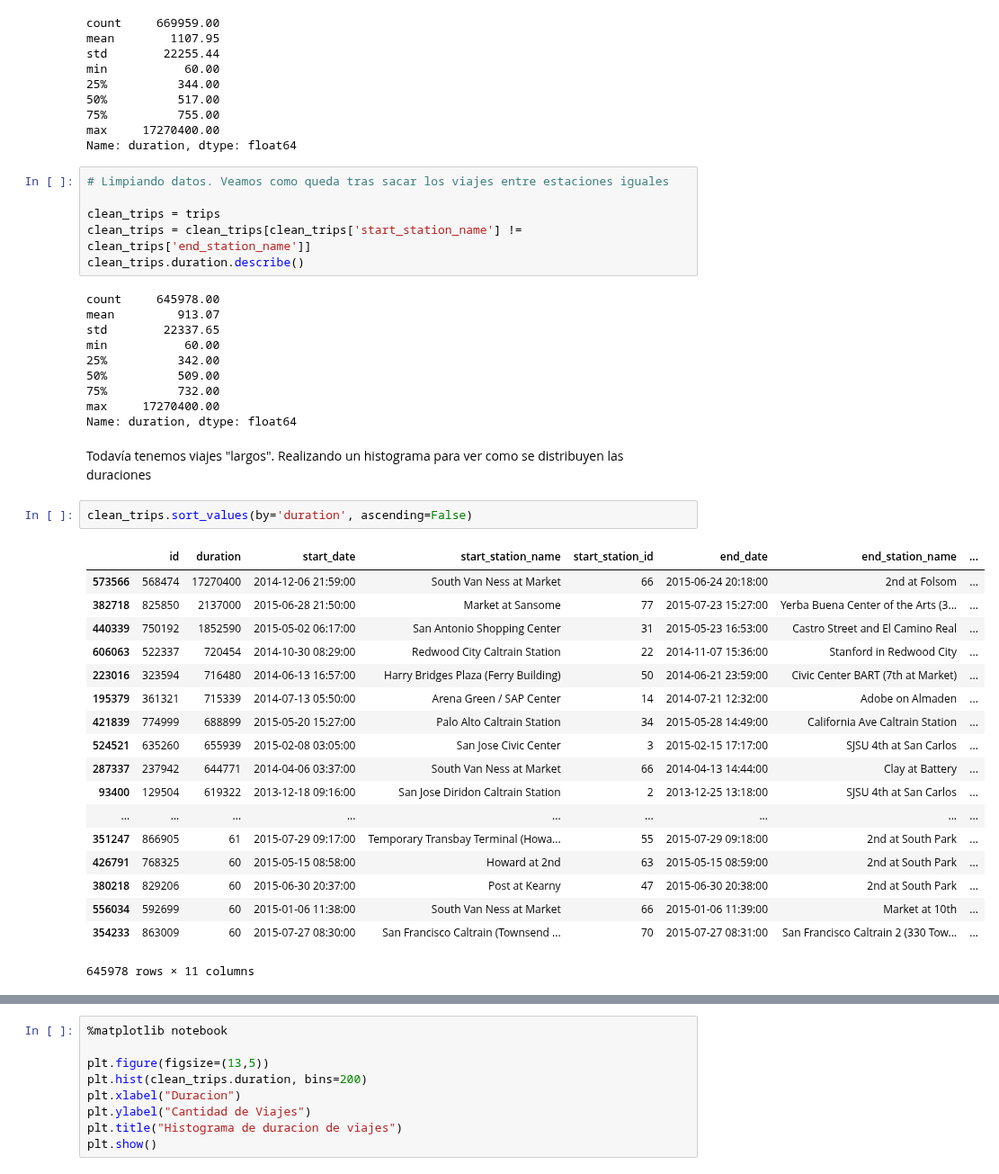
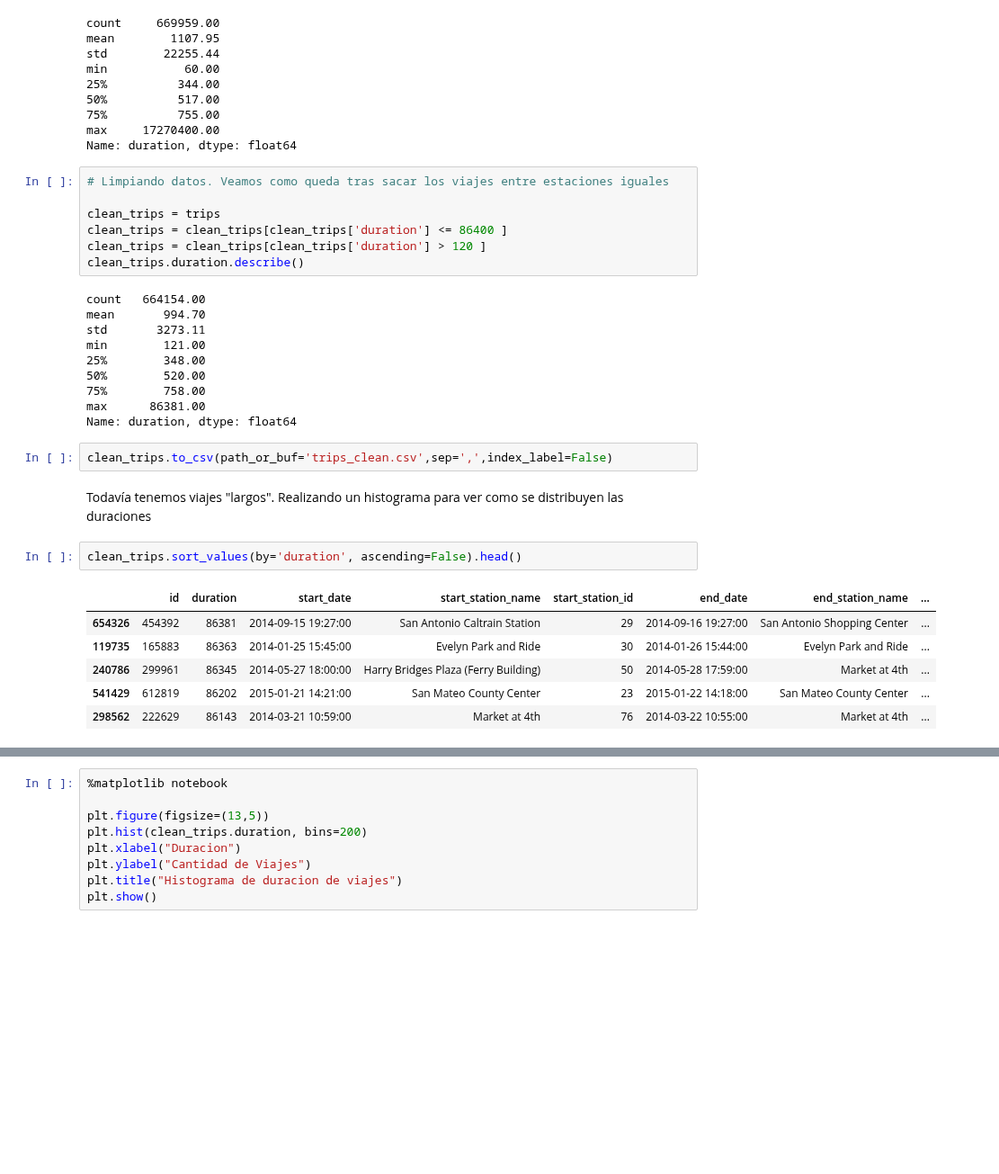
Before and after one commit to Azowyl/TP-Datos, a Jupyter notebook: Clean up data.ipynb, the cells around one changed output, grey strips where cells are left out. Shown at 90% size. Saved outputs shown, nothing was run; the diff lists cells and outputs as text; blank space fills up the shorter version.

```diff
--- a/Clean up data.ipynb
+++ b/Clean up data.ipynb
@@ -269,38 +310,29 @@ Name: duration, dtype: float64
 # Limpiando datos. Veamos como queda tras sacar los viajes entre estaciones iguales
 
 clean_trips = trips
-clean_trips = clean_trips[clean_trips['start_station_name'] != clean_trips['end_station_name']]
+clean_trips = clean_trips[clean_trips['duration'] <= 86400 ]
+clean_trips = clean_trips[clean_trips['duration'] > 120 ]
 clean_trips.duration.describe()
 # %% [output]
-count     645978.00
-mean         913.07
-std        22337.65
-min           60.00
-25%          342.00
-50%          509.00
-75%          732.00
-max     17270400.00
+count   664154.00
+mean       994.70
+std       3273.11
+min        121.00
+25%        348.00
+50%        520.00
+75%        758.00
+max      86381.00
 Name: duration, dtype: float64
+# %%
+clean_trips.to_csv(path_or_buf='trips_clean.csv',sep=',',index_label=False)
 # %% [markdown]
 Todavía tenemos viajes "largos". Realizando un histograma para ver como se distribuyen las duraciones
 # %%
-clean_trips.sort_values(by='duration', ascending=False)
+clean_trips.sort_values(by='duration', ascending=False).head()
 # %% [output]
 |  | id | duration | start_date | start_station_name | start_station_id | end_date | end_station_name | ... |
-| 573566 | 568474 | 17270400 | 2014-12-06 21:59:00 | South Van Ness at Market | 66 | 2015-06-24 20:18:00 | 2nd at Folsom | ... |
-| 382718 | 825850 | 2137000 | 2015-06-28 21:50:00 | Market at Sansome | 77 | 2015-07-23 15:27:00 | Yerba Buena Center of the Arts (3... | ... |
-| 440339 | 750192 | 1852590 | 2015-05-02 06:17:00 | San Antonio Shopping Center | 31 | 2015-05-23 16:53:00 | Castro Street and El Camino Real | ... |
-| 606063 | 522337 | 720454 | 2014-10-30 08:29:00 | Redwood City Caltrain Station | 22 | 2014-11-07 15:36:00 | Stanford in Redwood City | ... |
-| 223016 | 323594 | 716480 | 2014-06-13 16:57:00 | Harry Bridges Plaza (Ferry Building) | 50 | 2014-06-21 23:59:00 | Civic Center BART (7th at Market) | ... |
-| 195379 | 361321 | 715339 | 2014-07-13 05:50:00 | Arena Green / SAP Center | 14 | 2014-07-21 12:32:00 | Adobe on Almaden | ... |
-| 421839 | 774999 | 688899 | 2015-05-20 15:27:00 | Palo Alto Caltrain Station | 34 | 2015-05-28 14:49:00 | California Ave Caltrain Station | ... |
-| 524521 | 635260 | 655939 | 2015-02-08 03:05:00 | San Jose Civic Center | 3 | 2015-02-15 17:17:00 | SJSU 4th at San Carlos | ... |
-| 287337 | 237942 | 644771 | 2014-04-06 03:37:00 | South Van Ness at Market | 66 | 2014-04-13 14:44:00 | Clay at Battery | ... |
-| 93400 | 129504 | 619322 | 2013-12-18 09:16:00 | San Jose Diridon Caltrain Station | 2 | 2013-12-25 13:18:00 | SJSU 4th at San Carlos | ... |
-| ... | ... | ... | ... | ... | ... | ... | ... | ... |
-| 351247 | 866905 | 61 | 2015-07-29 09:17:00 | Temporary Transbay Terminal (Howa... | 55 | 2015-07-29 09:18:00 | 2nd at South Park | ... |
-| 426791 | 768325 | 60 | 2015-05-15 08:58:00 | Howard at 2nd | 63 | 2015-05-15 08:59:00 | 2nd at South Park | ... |
-| 380218 | 829206 | 60 | 2015-06-30 20:37:00 | Post at Kearny | 47 | 2015-06-30 20:38:00 | 2nd at South Park | ... |
-| 556034 | 592699 | 60 | 2015-01-06 11:38:00 | South Van Ness at Market | 66 | 2015-01-06 11:39:00 | Market at 10th | ... |
-| 354233 | 863009 | 60 | 2015-07-27 08:30:00 | San Francisco Caltrain (Townsend ... | 70 | 2015-07-27 08:31:00 | San Francisco Caltrain 2 (330 Tow... | ... |
+| 654326 | 454392 | 86381 | 2014-09-15 19:27:00 | San Antonio Caltrain Station | 29 | 2014-09-16 19:27:00 | San Antonio Shopping Center | ... |
+| 119735 | 165883 | 86363 | 2014-01-25 15:45:00 | Evelyn Park and Ride | 30 | 2014-01-26 15:44:00 | Evelyn Park and Ride | ... |
+| 240786 | 299961 | 86345 | 2014-05-27 18:00:00 | Harry Bridges Plaza (Ferry Building) | 50 | 2014-05-28 17:59:00 | Market at 4th | ... |
+| 541429 | 612819 | 86202 | 2015-01-21 14:21:00 | San Mateo County Center | 23 | 2015-01-22 14:18:00 | San Mateo County Center | ... |
+| 298562 | 222629 | 86143 | 2014-03-21 10:59:00 | Market at 4th | 76 | 2014-03-22 10:55:00 | Market at 4th | ... |
-645978 rows × 11 columns
```
Also changed, not shown: parts of 15 cells of this notebook.
